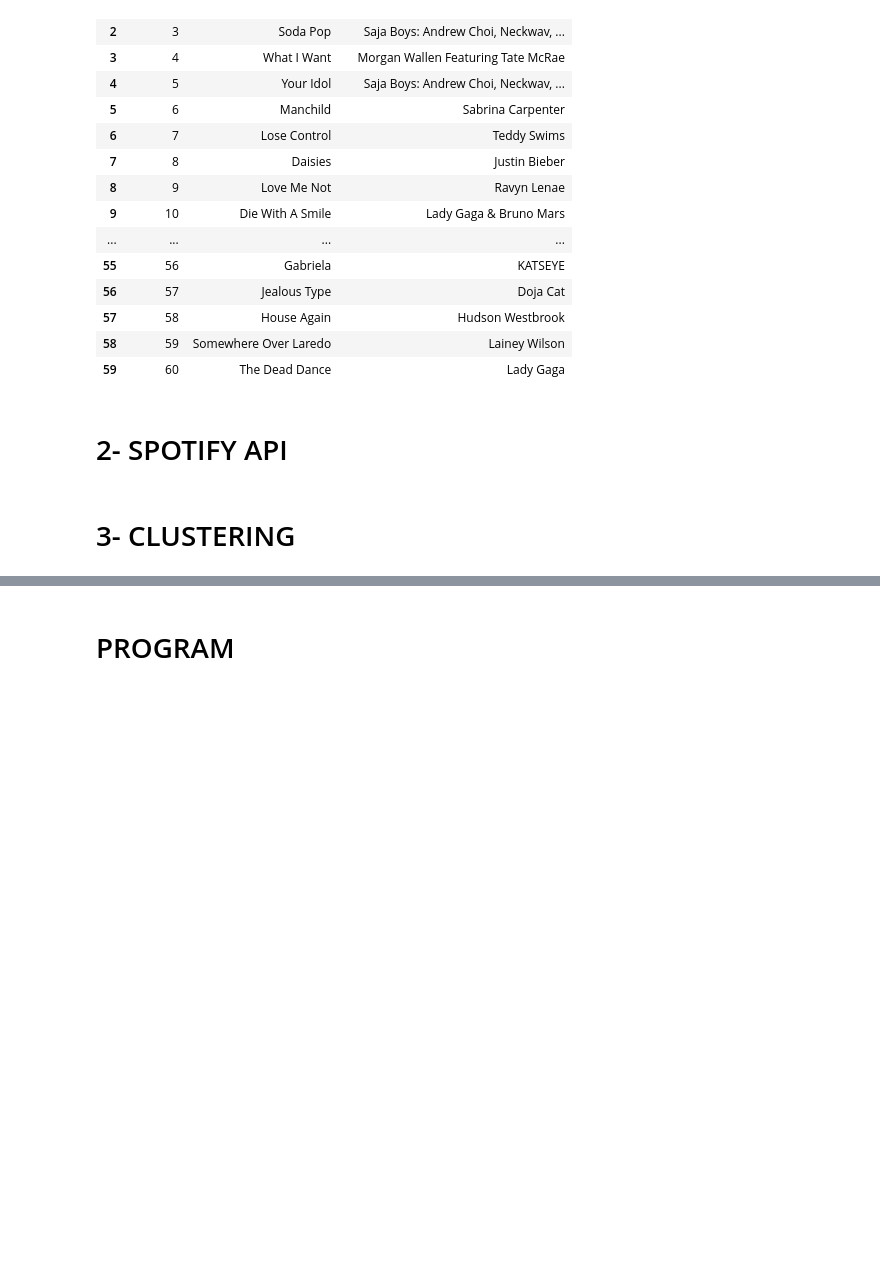
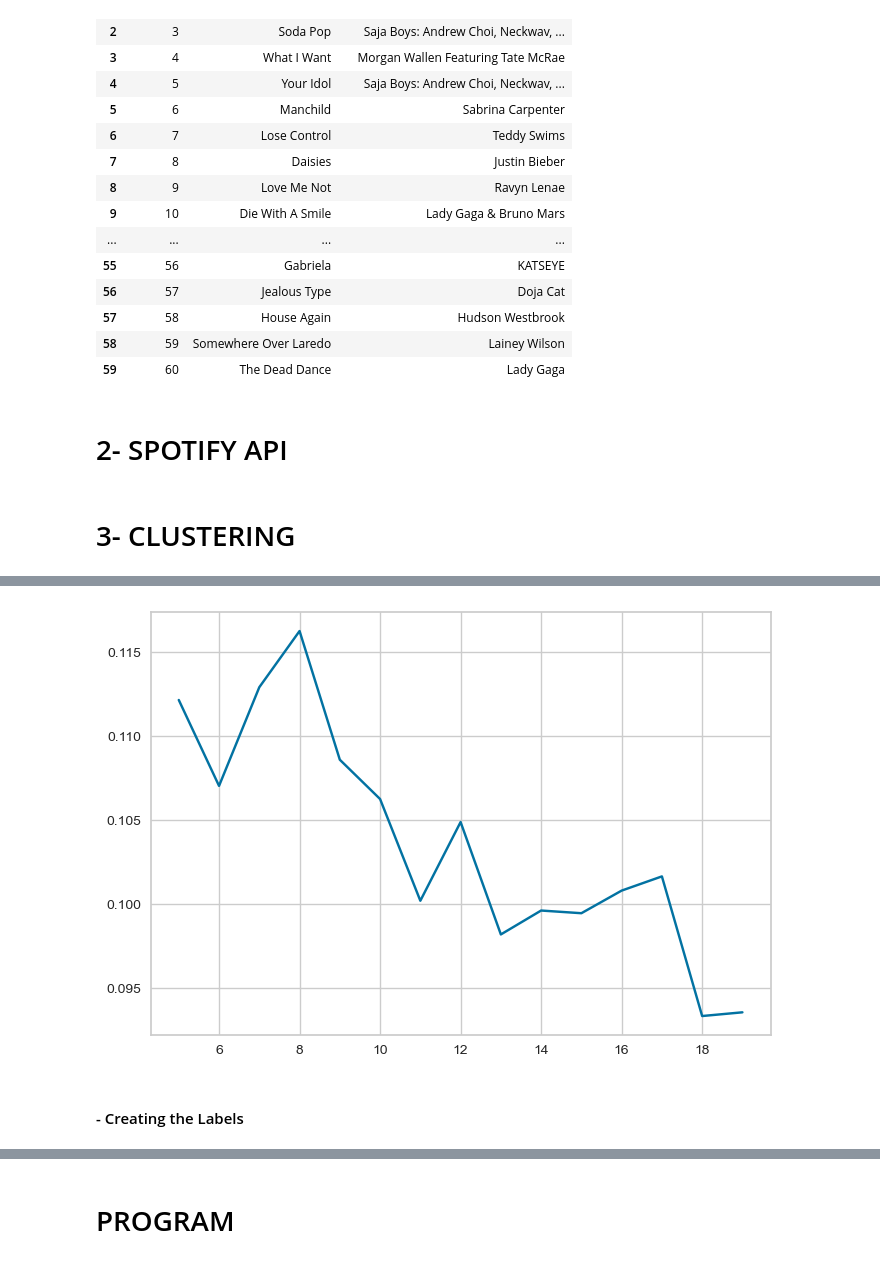
Before and after one commit to RamiSaad93/New-Song-Recommender, a Jupyter notebook: Untitled46.ipynb, the cells around one changed output, grey strips where cells are left out. Saved outputs shown, nothing was run; the diff lists cells and outputs as text; code cells hidden in the pictures; blank space fills up the shorter version.

```diff
--- a/Untitled46.ipynb
+++ b/Untitled46.ipynb
@@ -147,0 +416,20 @@ def play_song(track_id):
+# %%
+cluster_range = range(5,20)
+sil_score_list_my = []
+for i in cluster_range:
+
+    kmeans = KMeans(n_clusters=i, random_state=42)
+    labels = kmeans.fit_predict(X_train_scaled)
+
+    sil_score = silhouette_score(X_train_scaled, labels)
+    sil_score_list_my.append(sil_score)
+
+xpoints = np.array(cluster_range)
+ypoints = np.array(sil_score_list_my)
+
+plt.plot(xpoints, ypoints)
+plt.show()
+# %% [output]
+[figure, added]
+# %% [markdown]
+#### - Creating the Labels
```
Also changed, not shown: parts of 45 cells of this notebook, 4 other files.
